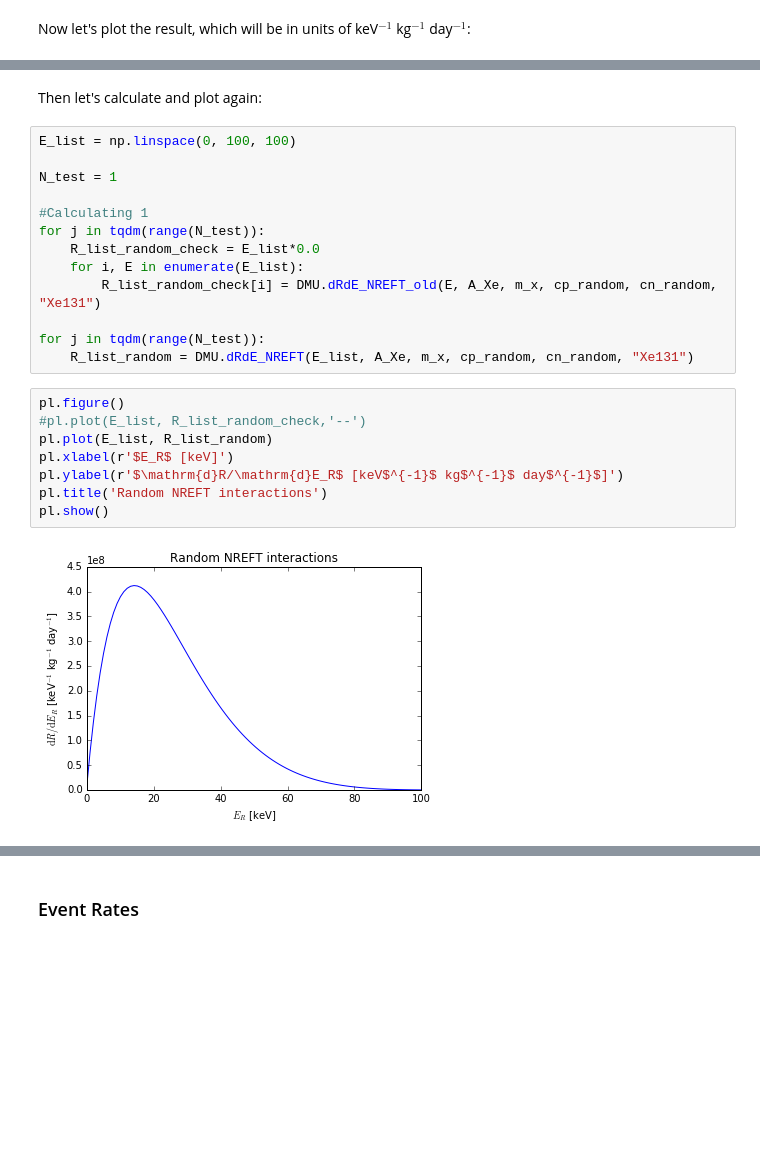
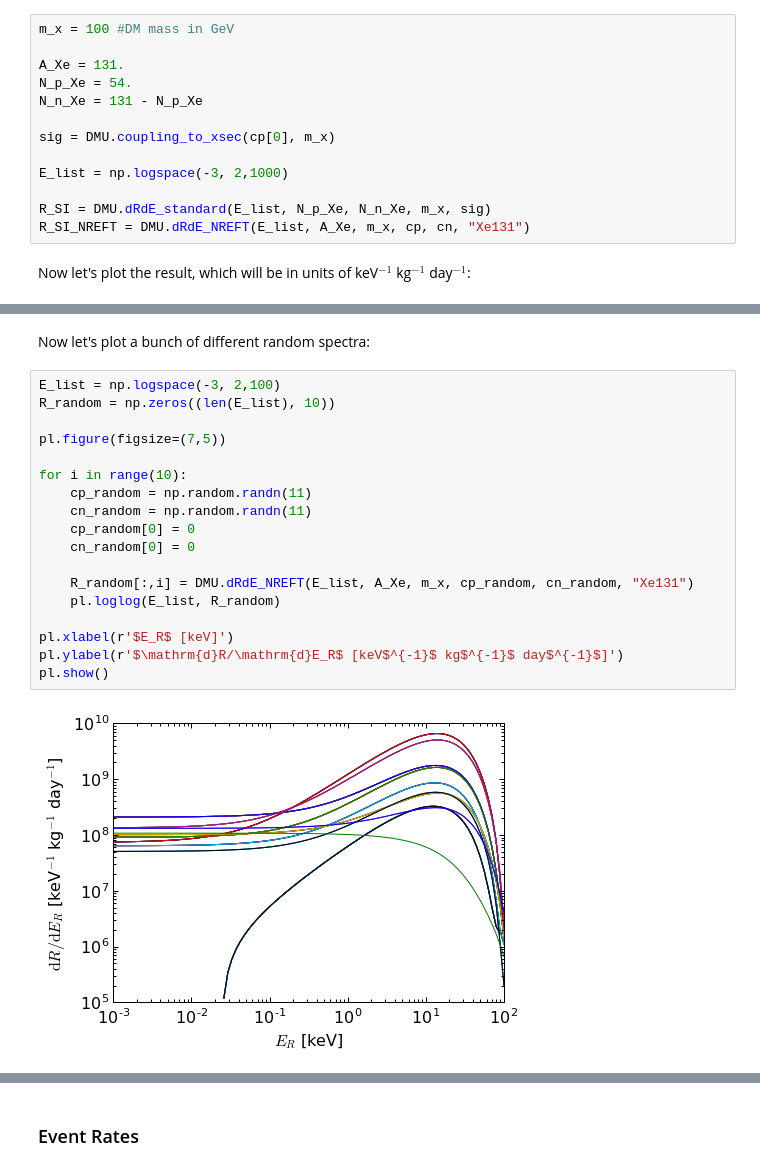
Before and after one commit to bradkav/WIMpy_NREFT, a Jupyter notebook: NREFT_example.ipynb, the cells around one changed output, grey strips where cells are left out. Saved outputs shown, nothing was run; the diff lists cells and outputs as text; blank space fills up the shorter version.

```diff
--- a/NREFT_example.ipynb
+++ b/NREFT_example.ipynb
@@ -61,3 +58,16 @@ for i, E in enumerate(E_list):
+# %%
+m_x = 100 #DM mass in GeV
+
+A_Xe = 131.
+N_p_Xe = 54.
+N_n_Xe = 131 - N_p_Xe
+
+sig = DMU.coupling_to_xsec(cp[0], m_x)
+
+E_list = np.logspace(-3, 2,1000)
+
+R_SI = DMU.dRdE_standard(E_list, N_p_Xe, N_n_Xe, m_x, sig)
+R_SI_NREFT = DMU.dRdE_NREFT(E_list, A_Xe, m_x, cp, cn, "Xe131")
 # %% [markdown]
 Now let's plot the result, which will be in units of keV$^{-1}$ kg$^{-1}$ day$^{-1}$:
 # %%
@@ -89,25 +102,22 @@ print("Couplings to neutrons [GeV^{-2}]:", cn_random)
-# %% [markdown]
-Then let's calculate and plot again:
-# %%
-E_list = np.linspace(0, 100, 100)
-
-N_test = 1
-
-#Calculating 1
-for j in tqdm(range(N_test)):
-    R_list_random_check = E_list*0.0
-    for i, E in enumerate(E_list):
-        R_list_random_check[i] = DMU.dRdE_NREFT_old(E, A_Xe, m_x, cp_random, cn_random, "Xe131")
-
-for j in tqdm(range(N_test)):
-    R_list_random = DMU.dRdE_NREFT(E_list, A_Xe, m_x, cp_random, cn_random, "Xe131")
+# %% [markdown]
+Now let's plot a bunch of different random spectra:
 # %%
-pl.figure()
-#pl.plot(E_list, R_list_random_check,'--')
-pl.plot(E_list, R_list_random)
+E_list = np.logspace(-3, 2,100)
+R_random = np.zeros((len(E_list), 10))
+
+pl.figure(figsize=(7,5))
+
+for i in range(10):
+    cp_random = np.random.randn(11)
+    cn_random = np.random.randn(11)
+    cp_random[0] = 0
+    cn_random[0] = 0
+
+    R_random[:,i] = DMU.dRdE_NREFT(E_list, A_Xe, m_x, cp_random, cn_random, "Xe131")
+    pl.loglog(E_list, R_random)
+
 pl.xlabel(r'$E_R$ [keV]')
 pl.ylabel(r'$\mathrm{d}R/\mathrm{d}E_R$ [keV$^{-1}$ kg$^{-1}$ day$^{-1}$]')
-pl.title('Random NREFT interactions')
 pl.show()
 # %% [output]
-[figure, old version]
+[figure, new version]
```
Also changed, not shown: parts of 14 cells of this notebook, 3 other files.
